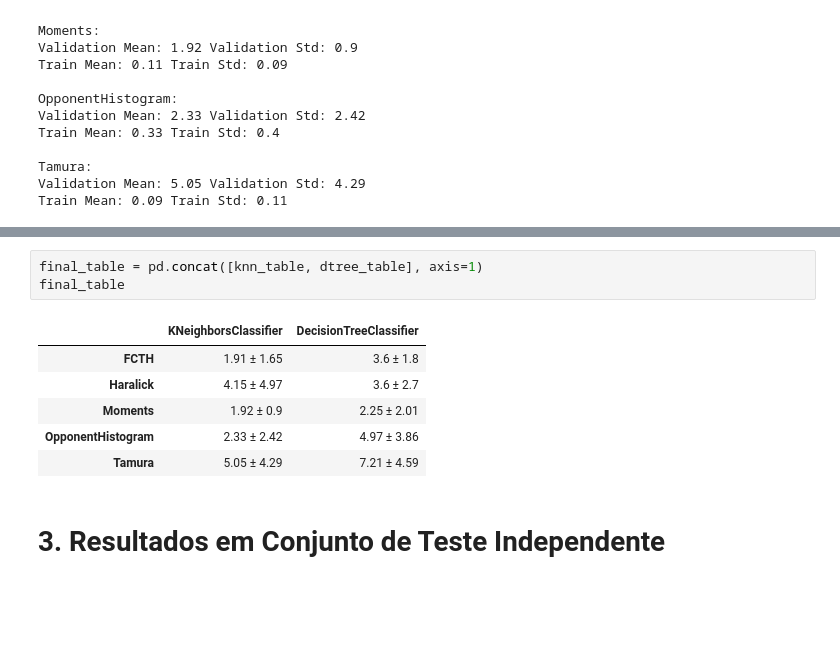
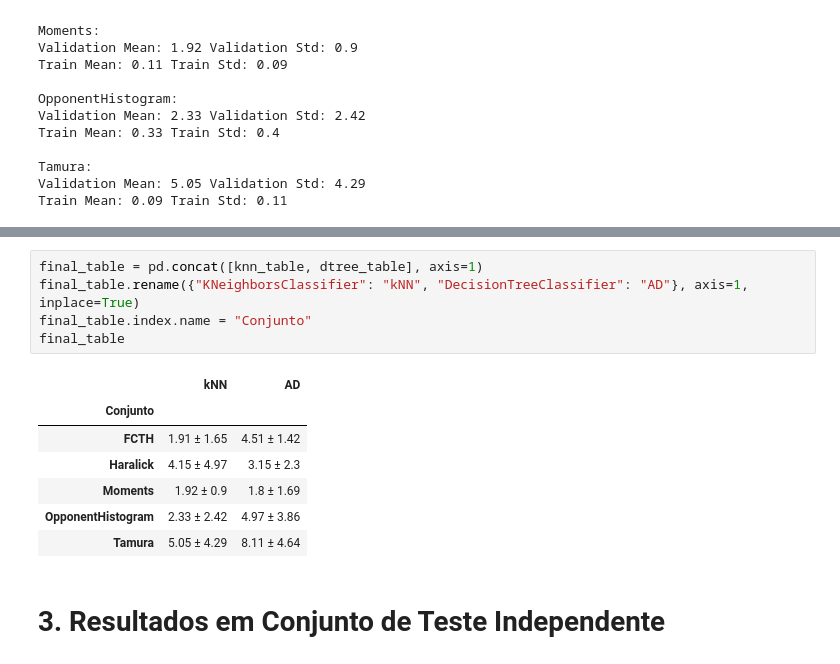
Before and after one commit to Samirnunes/cmc-15-ia, a Jupyter notebook: lab2/src/projeto1_am.ipynb, the cells around one changed output, grey strips where cells are left out. Drawn from its saved outputs; the diff is of its cells as text; blank space fills up the shorter version.

Commit message:
corrected names for final_table

```diff
--- a/lab2/src/projeto1_am.ipynb
+++ b/lab2/src/projeto1_am.ipynb
@@ -530,14 +530,17 @@ Validation Mean: 7.21 Validation Std: 4.59
 Train Mean: 0.0 Train Std: 0.0
 # %%
 final_table = pd.concat([knn_table, dtree_table], axis=1)
+final_table.rename({"KNeighborsClassifier": "kNN", "DecisionTreeClassifier": "AD"}, axis=1, inplace=True)
+final_table.index.name = "Conjunto"
 final_table
 # %% [output]
-|  | KNeighborsClassifier | DecisionTreeClassifier |
-| FCTH | 1.91 ± 1.65 | 3.6 ± 1.8 |
-| Haralick | 4.15 ± 4.97 | 3.6 ± 2.7 |
-| Moments | 1.92 ± 0.9 | 2.25 ± 2.01 |
+|  | kNN | AD |
+| Conjunto |  |  |
+| FCTH | 1.91 ± 1.65 | 4.51 ± 1.42 |
+| Haralick | 4.15 ± 4.97 | 3.15 ± 2.3 |
+| Moments | 1.92 ± 0.9 | 1.8 ± 1.69 |
 | OpponentHistogram | 2.33 ± 2.42 | 4.97 ± 3.86 |
-| Tamura | 5.05 ± 4.29 | 7.21 ± 4.59 |
+| Tamura | 5.05 ± 4.29 | 8.11 ± 4.64 |
 # %% [markdown]
 # 3. Resultados em Conjunto de Teste Independente
 # %%
```
Also changed, not shown: parts of 2 cells of this notebook.
